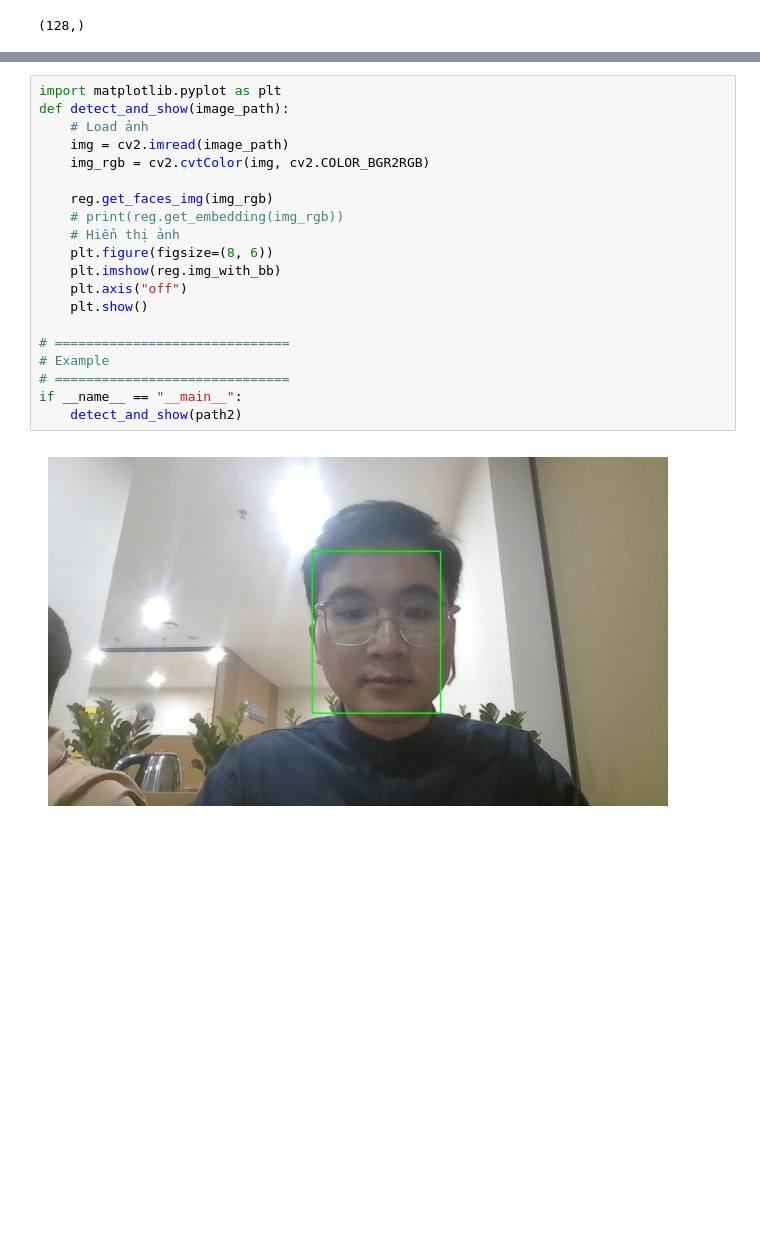
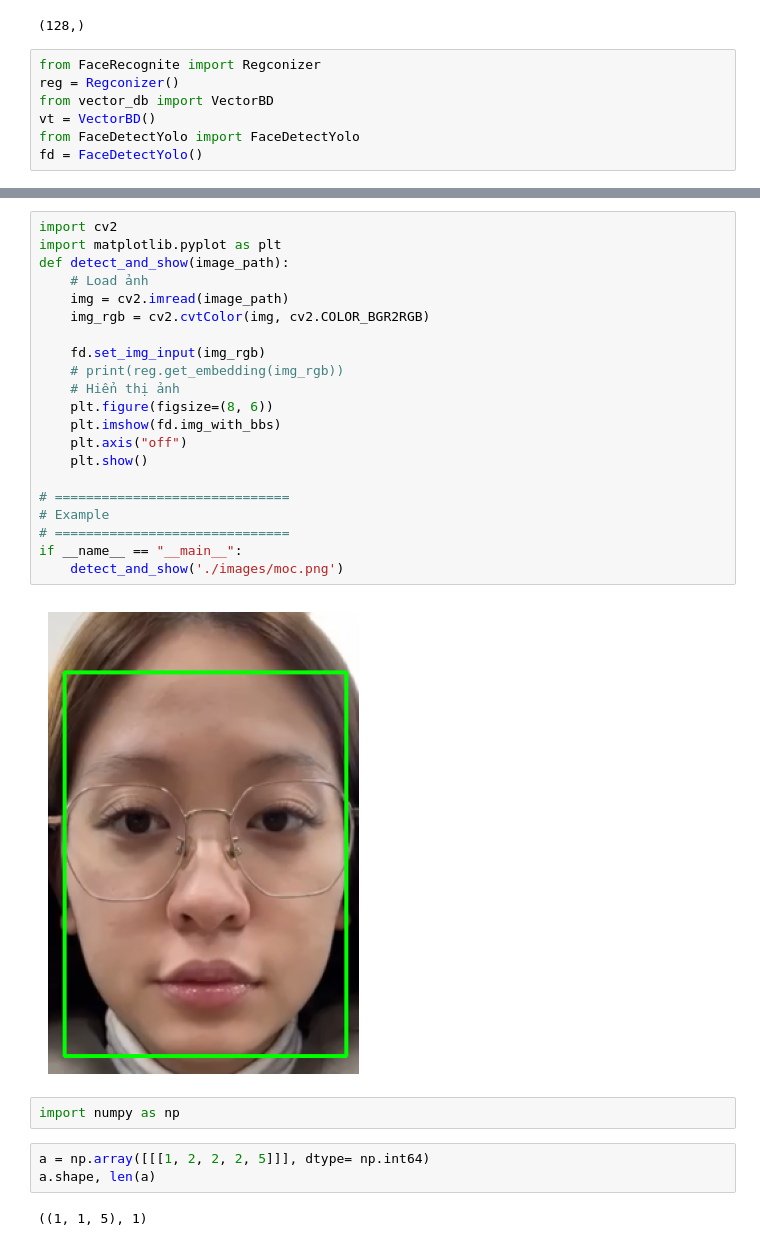
Before and after one commit to vietanhlee/Face-Recognite-AI-Edge, a Jupyter notebook: main.ipynb, the cells around one changed output, grey strips where cells are left out. Saved outputs shown, nothing was run; the diff lists cells and outputs as text; blank space fills up the shorter version.

```diff
--- a/main.ipynb
+++ b/main.ipynb
@@ -503,3 +503,10 @@ vt.list_names
 vt.index.reconstruct(1).shape
 # %% [output]
 (128,)
+# %%
+from FaceRecognite import Regconizer
+reg = Regconizer()
+from vector_db import VectorBD
+vt = VectorBD()
+from FaceDetectYolo import FaceDetectYolo
+fd = FaceDetectYolo()
@@ -506,22 +520,30 @@ vt.index.reconstruct(1).shape
 # %%
+import cv2
 import matplotlib.pyplot as plt
 def detect_and_show(image_path):
     # Load ảnh
     img = cv2.imread(image_path)
     img_rgb = cv2.cvtColor(img, cv2.COLOR_BGR2RGB)
 
-    reg.get_faces_img(img_rgb)
+    fd.set_img_input(img_rgb)
     # print(reg.get_embedding(img_rgb))
     # Hiển thị ảnh
     plt.figure(figsize=(8, 6))
-    plt.imshow(reg.img_with_bb)
+    plt.imshow(fd.img_with_bbs)
     plt.axis("off")
     plt.show()
 
 # ==============================
 # Example
 # ==============================
 if __name__ == "__main__":
-    detect_and_show(path2)
+    detect_and_show('./images/moc.png')
 # %% [output]
-[figure, old version]
+[figure, new version]
+# %%
+import numpy as np
+# %%
+a = np.array([[[1, 2, 2, 2, 5]]], dtype= np.int64)
+a.shape, len(a)
+# %% [output]
+((1, 1, 5), 1)
```
Also changed, not shown: parts of 3 cells of this notebook, 31 other files.
